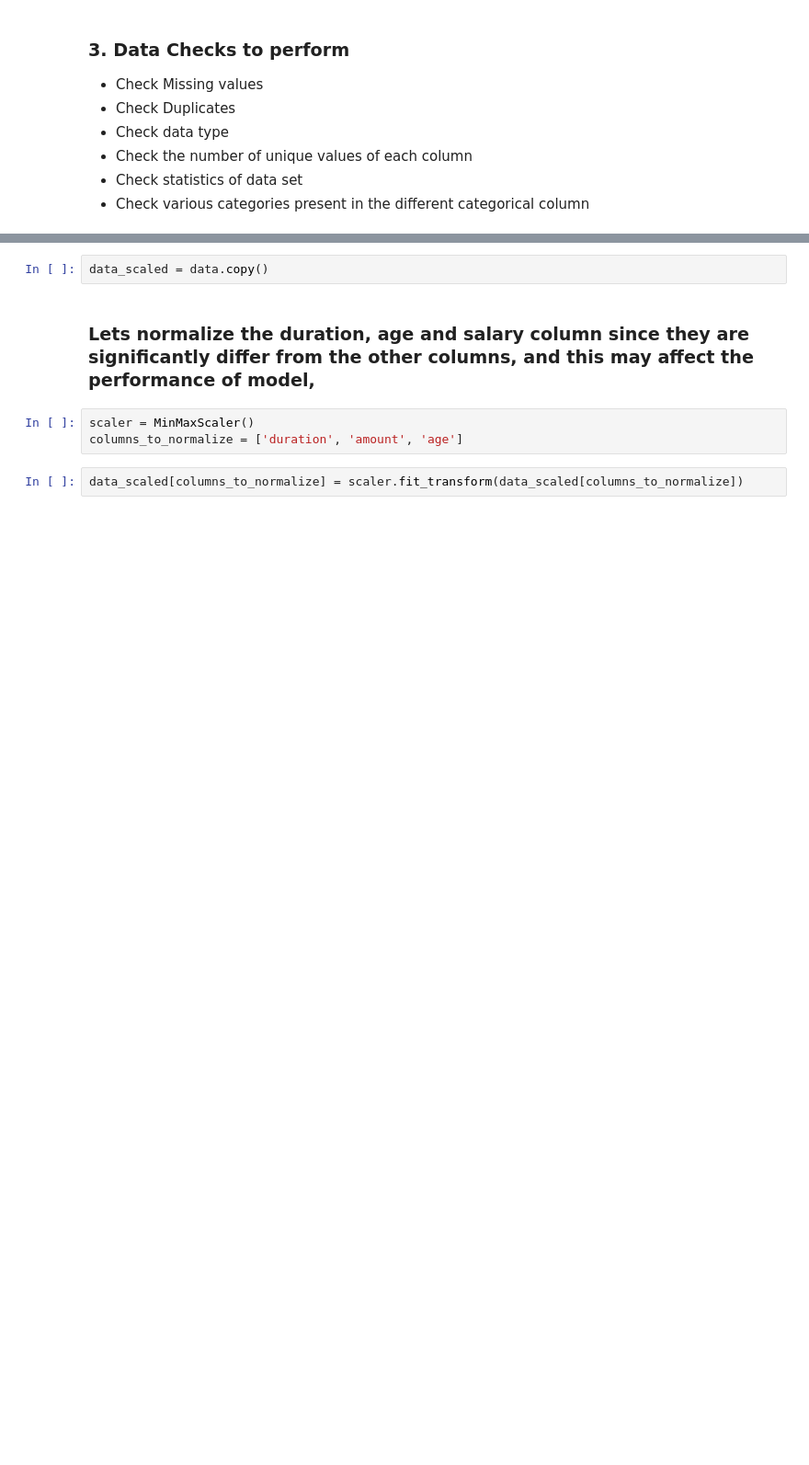
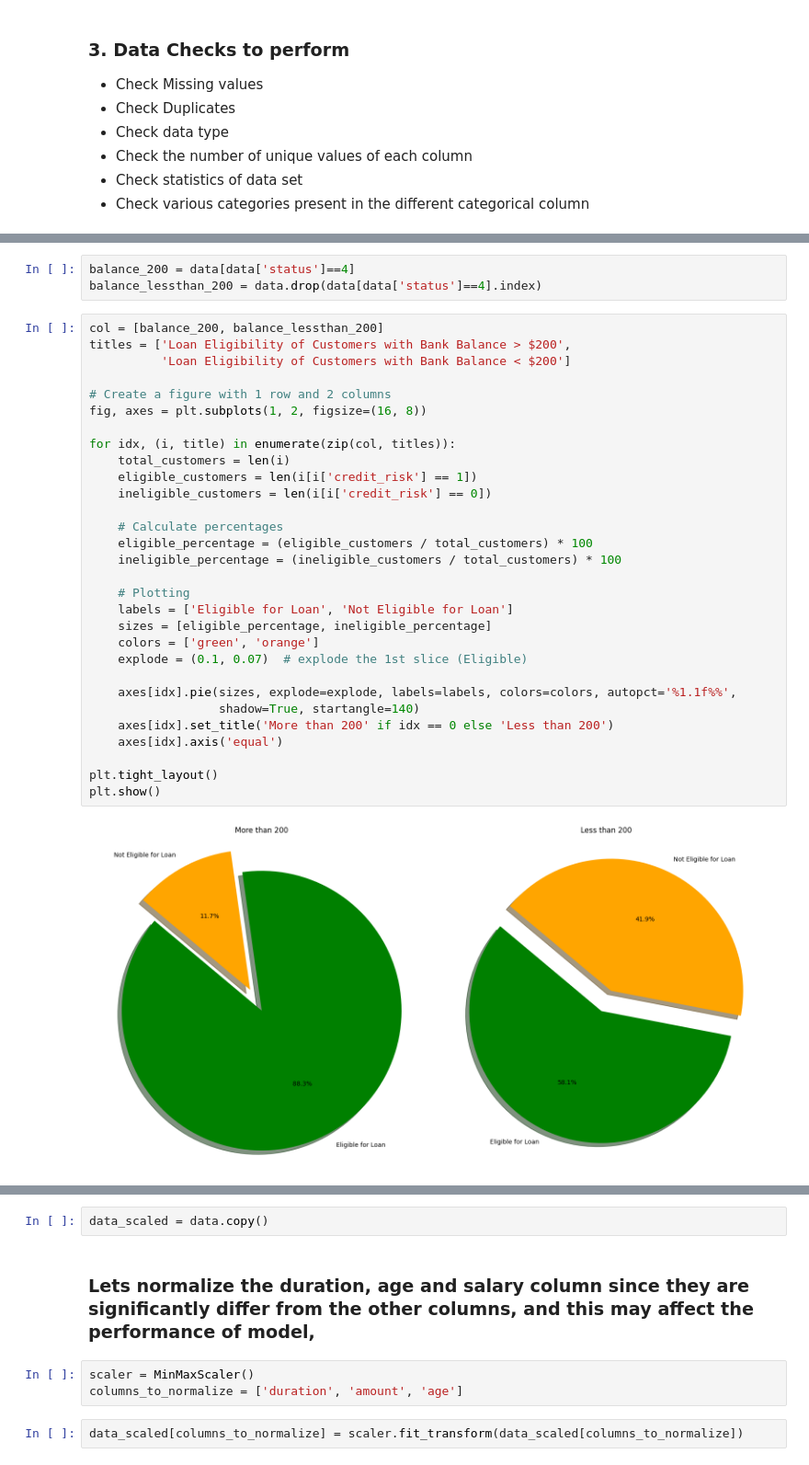
Before and after one commit to Suriya-Gurumoorthi/credit_risk_prediction, a Jupyter notebook: notebook/trails.ipynb, the cells around one changed output, grey strips where cells are left out. Shown at 92% size. Cells and saved outputs as stored; diff of their text form; blank space fills up the shorter version.

```diff
--- a/notebook/trails.ipynb
+++ b/notebook/trails.ipynb
@@ -148,0 +233,35 @@ plt.show()
+# %%
+balance_200 = data[data['status']==4]
+balance_lessthan_200 = data.drop(data[data['status']==4].index)
+# %%
+col = [balance_200, balance_lessthan_200]
+titles = ['Loan Eligibility of Customers with Bank Balance > $200',
+          'Loan Eligibility of Customers with Bank Balance < $200']
+
+# Create a figure with 1 row and 2 columns
+fig, axes = plt.subplots(1, 2, figsize=(16, 8))
+
+for idx, (i, title) in enumerate(zip(col, titles)):
+    total_customers = len(i)
+    eligible_customers = len(i[i['credit_risk'] == 1])
+    ineligible_customers = len(i[i['credit_risk'] == 0])
+
+    # Calculate percentages
+    eligible_percentage = (eligible_customers / total_customers) * 100
+    ineligible_percentage = (ineligible_customers / total_customers) * 100
+
+    # Plotting
+    labels = ['Eligible for Loan', 'Not Eligible for Loan']
+    sizes = [eligible_percentage, ineligible_percentage]
+    colors = ['green', 'orange']
+    explode = (0.1, 0.07)  # explode the 1st slice (Eligible)
+
+    axes[idx].pie(sizes, explode=explode, labels=labels, colors=colors, autopct='%1.1f%%',
+                  shadow=True, startangle=140)
+    axes[idx].set_title('More than 200' if idx == 0 else 'Less than 200')
+    axes[idx].axis('equal')
+
+plt.tight_layout()
+plt.show()
+# %% [output]
+[figure, added]
```
Also changed, not shown: parts of 42 cells of this notebook, 4 other files.
